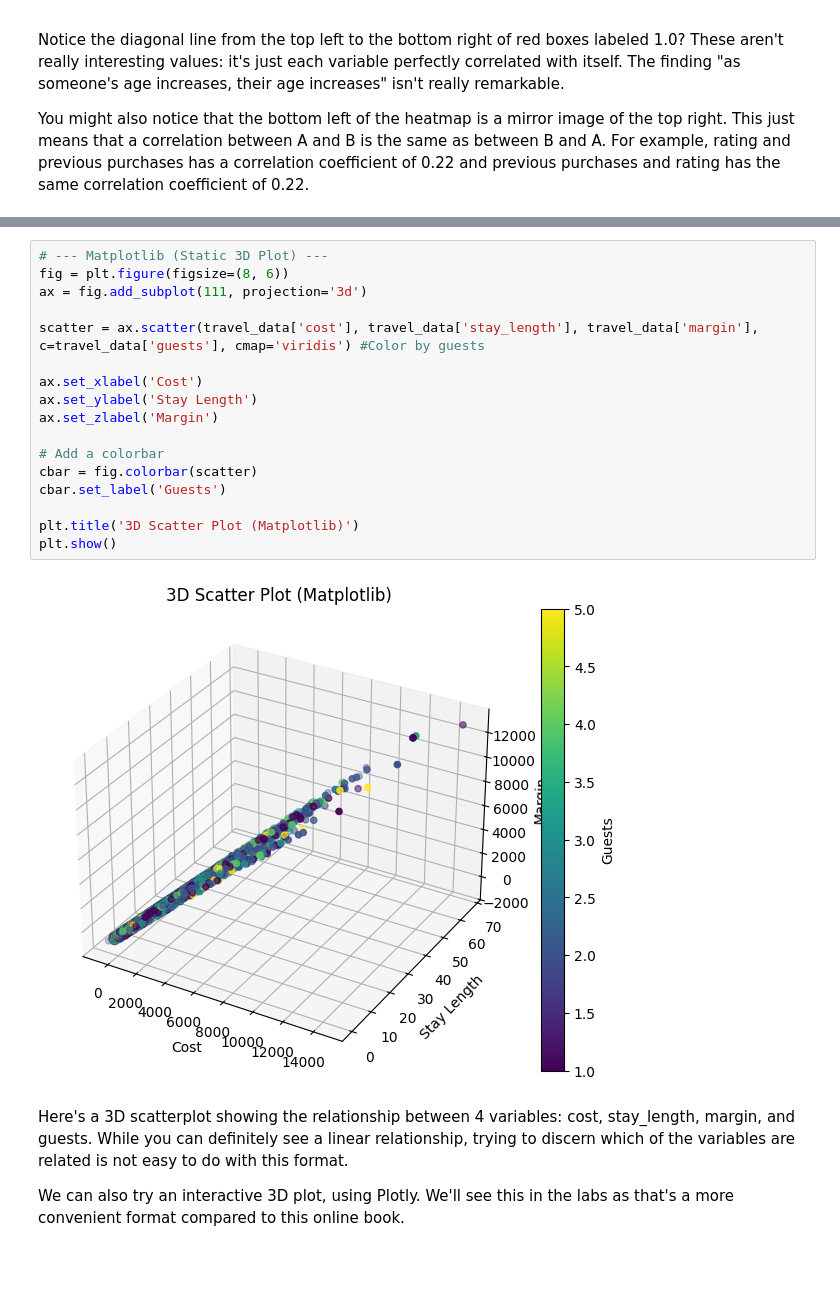
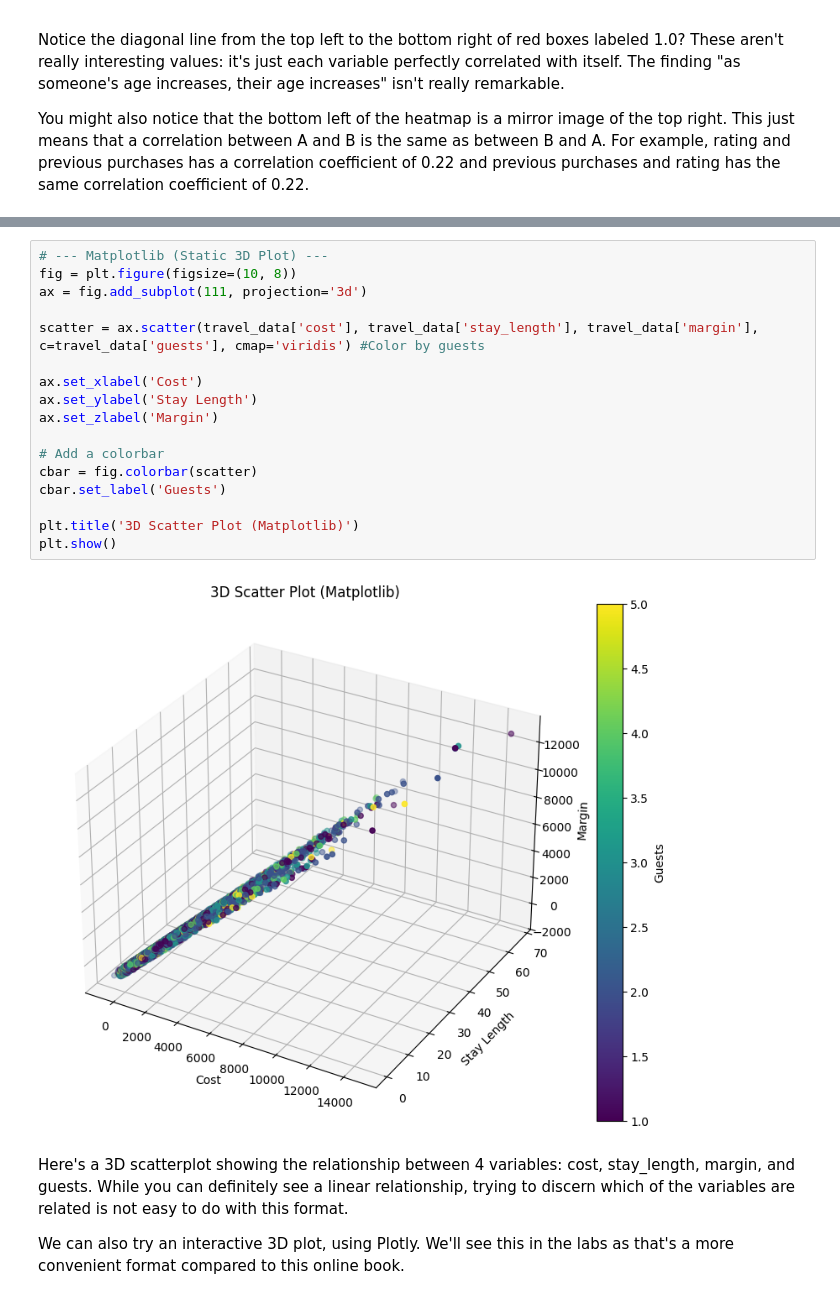
Before and after one commit to ucll-daml/book, a Jupyter notebook: docs/_sources/chapter_3/chapter3.ipynb, the cells around one changed output, grey strips where cells are left out. Drawn from its saved outputs; the diff is of its cells as text; blank space fills up the shorter version.

```diff
--- a/docs/_sources/chapter_3/chapter3.ipynb
+++ b/docs/_sources/chapter_3/chapter3.ipynb
@@ -547,22 +550,22 @@ FileNotFoundError: [Errno 2] No such file or directory: 'chapter_3/questions/q3.
 # %%
 # --- Matplotlib (Static 3D Plot) ---
-fig = plt.figure(figsize=(8, 6))
+fig = plt.figure(figsize=(10, 8))
 ax = fig.add_subplot(111, projection='3d')
 
 scatter = ax.scatter(travel_data['cost'], travel_data['stay_length'], travel_data['margin'], c=travel_data['guests'], cmap='viridis') #Color by guests
 
 ax.set_xlabel('Cost')
 ax.set_ylabel('Stay Length')
 ax.set_zlabel('Margin')
 
 # Add a colorbar
 cbar = fig.colorbar(scatter)
 cbar.set_label('Guests')
 
 plt.title('3D Scatter Plot (Matplotlib)')
 plt.show()
 # %% [output]
-[figure, old version]
+[figure, new version]
 # %% [markdown]
 Here's a 3D scatterplot showing the relationship between 4 variables: cost, stay_length, margin, and guests. While you can definitely see a linear relationship, trying to discern which of the variables are related is not easy to do with this format.
 
```
Also changed, not shown: parts of 7 cells of this notebook, 9 other files.
